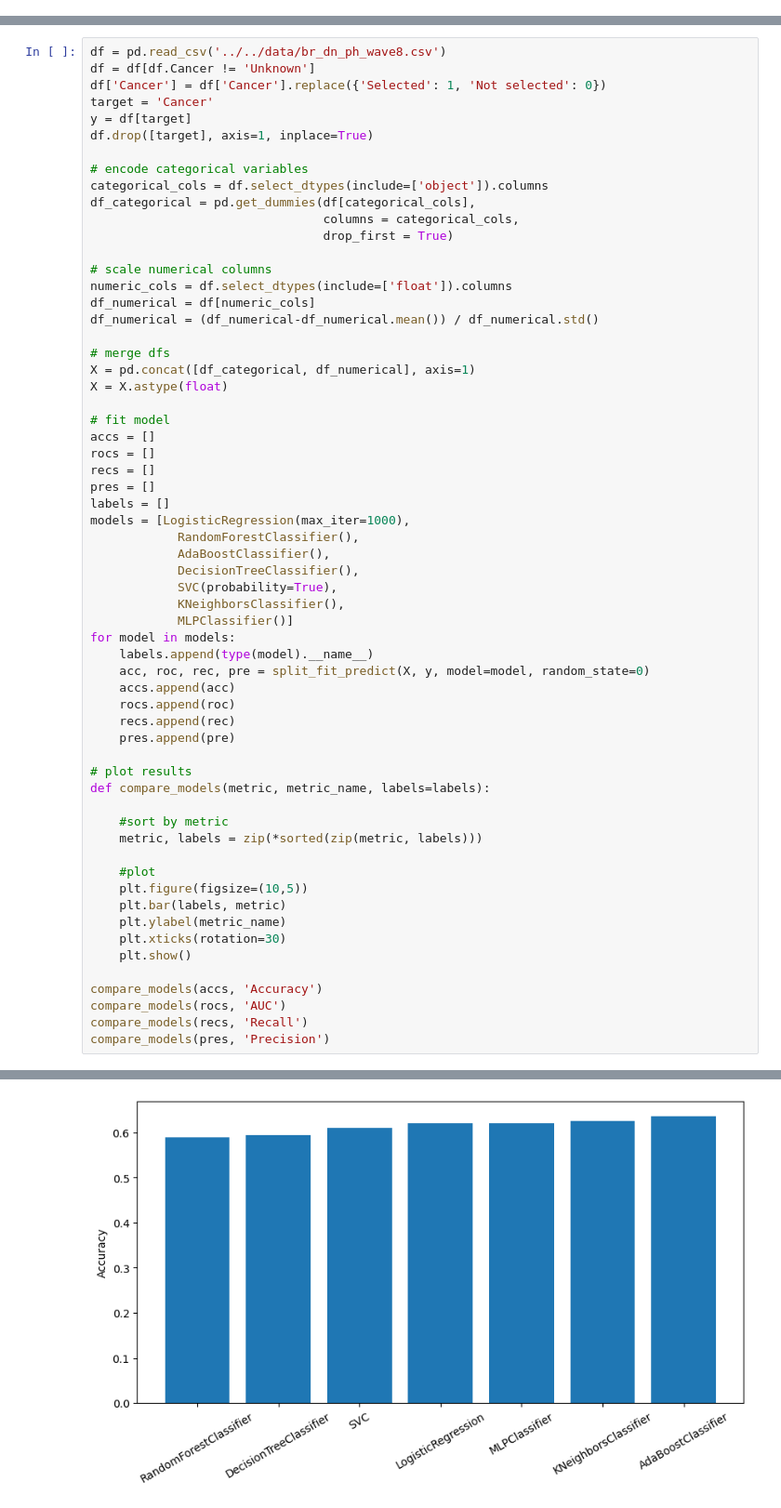
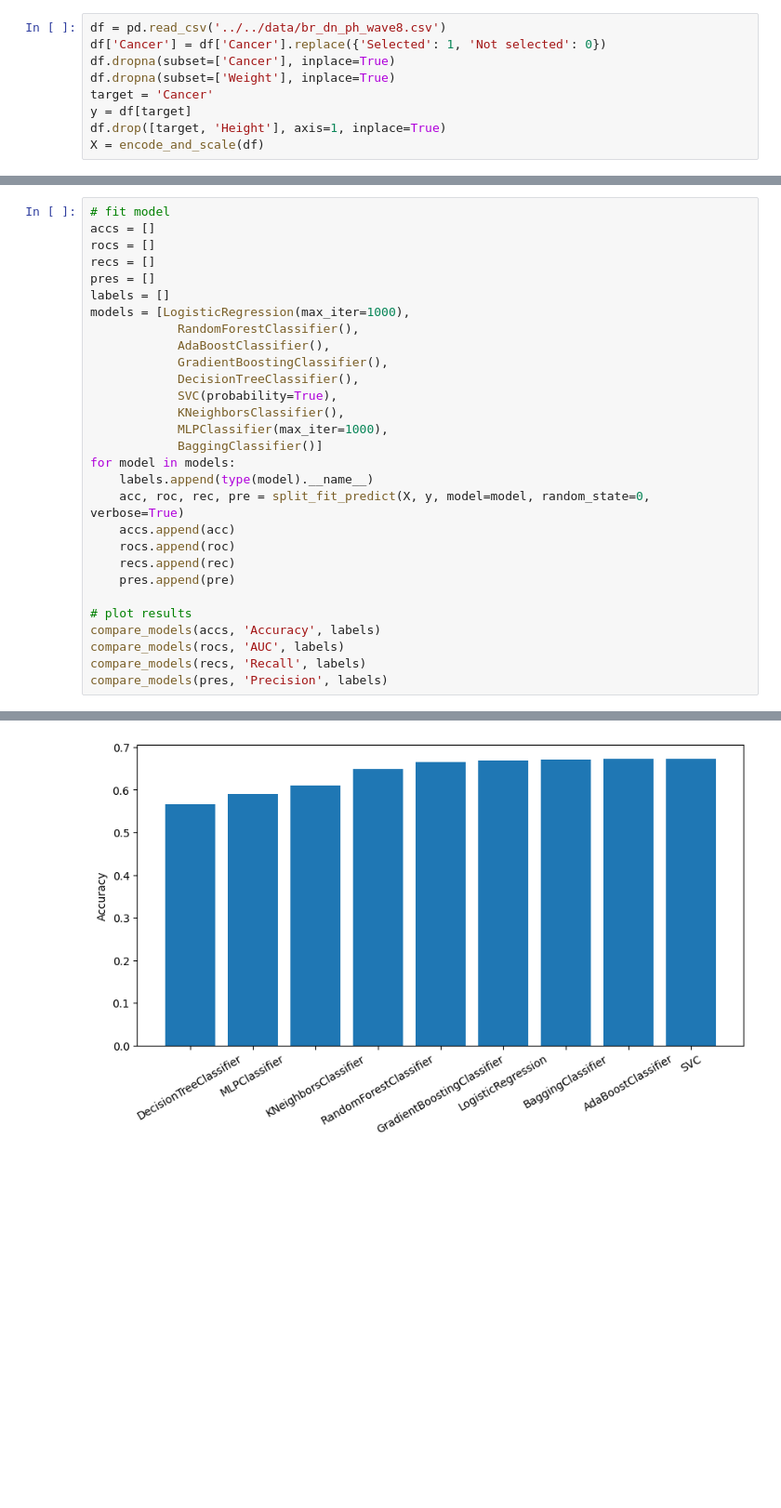
Before and after one commit to JosephBARBIERDARNAL/CIERI-Analytics.com, a Jupyter notebook: projects/share/cancer-visualization.ipynb, the cells around one changed output, grey strips where cells are left out. Shown at 93% size. Drawn from its saved outputs; the diff is of its cells as text; blank space fills up the shorter version.

```diff
--- a/projects/share/cancer-visualization.ipynb
+++ b/projects/share/cancer-visualization.ipynb
@@ -142,0 +308,9 @@ def split_fit_predict(X, y, model=LogisticRegression(max_iter=1000), random_stat
+# %%
+df = pd.read_csv('../../data/br_dn_ph_wave8.csv')
+df['Cancer'] = df['Cancer'].replace({'Selected': 1, 'Not selected': 0})
+df.dropna(subset=['Cancer'], inplace=True)
+df.dropna(subset=['Weight'], inplace=True)
+target = 'Cancer'
+y = df[target]
+df.drop([target, 'Height'], axis=1, inplace=True)
+X = encode_and_scale(df)
@@ -143,26 +321,4 @@ def split_fit_predict(X, y, model=LogisticRegression(max_iter=1000), random_stat
 # %%
-df = pd.read_csv('../../data/br_dn_ph_wave8.csv')
-df = df[df.Cancer != 'Unknown']
-df['Cancer'] = df['Cancer'].replace({'Selected': 1, 'Not selected': 0})
-target = 'Cancer'
-y = df[target]
-df.drop([target], axis=1, inplace=True)
-
-# encode categorical variables
-categorical_cols = df.select_dtypes(include=['object']).columns
-df_categorical = pd.get_dummies(df[categorical_cols],
-                                columns = categorical_cols,
-                                drop_first = True)
-
-# scale numerical columns
-numeric_cols = df.select_dtypes(include=['float']).columns
-df_numerical = df[numeric_cols]
-df_numerical = (df_numerical-df_numerical.mean()) / df_numerical.std()
-
-# merge dfs
-X = pd.concat([df_categorical, df_numerical], axis=1)
-X = X.astype(float)
-
 # fit model
 accs = []
 rocs = []
@@ -172,33 +328,23 @@ labels = []
 models = [LogisticRegression(max_iter=1000),
             RandomForestClassifier(),
             AdaBoostClassifier(),
+            GradientBoostingClassifier(),
             DecisionTreeClassifier(),
             SVC(probability=True),
             KNeighborsClassifier(),
-            MLPClassifier()]
+            MLPClassifier(max_iter=1000),
+            BaggingClassifier()]
 for model in models:
     labels.append(type(model).__name__)
-    acc, roc, rec, pre = split_fit_predict(X, y, model=model, random_state=0)
+    acc, roc, rec, pre = split_fit_predict(X, y, model=model, random_state=0, verbose=True)
     accs.append(acc)
     rocs.append(roc)
     recs.append(rec)
     pres.append(pre)
 
 # plot results
-def compare_models(metric, metric_name, labels=labels):
-
-    #sort by metric
-    metric, labels = zip(*sorted(zip(metric, labels)))
-
-    #plot
-    plt.figure(figsize=(10,5))
-    plt.bar(labels, metric)
-    plt.ylabel(metric_name)
-    plt.xticks(rotation=30)
-    plt.show()
-
-compare_models(accs, 'Accuracy')
-compare_models(rocs, 'AUC')
-compare_models(recs, 'Recall')
-compare_models(pres, 'Precision')
+compare_models(accs, 'Accuracy', labels)
+compare_models(rocs, 'AUC', labels)
+compare_models(recs, 'Recall', labels)
+compare_models(pres, 'Precision', labels)
 # %% [output]
@@ -205 +368 @@ compare_models(pres, 'Precision')
-[figure, old version]
+[figure, new version]
```
Also changed, not shown: parts of 22 cells of this notebook, 7 other files.
